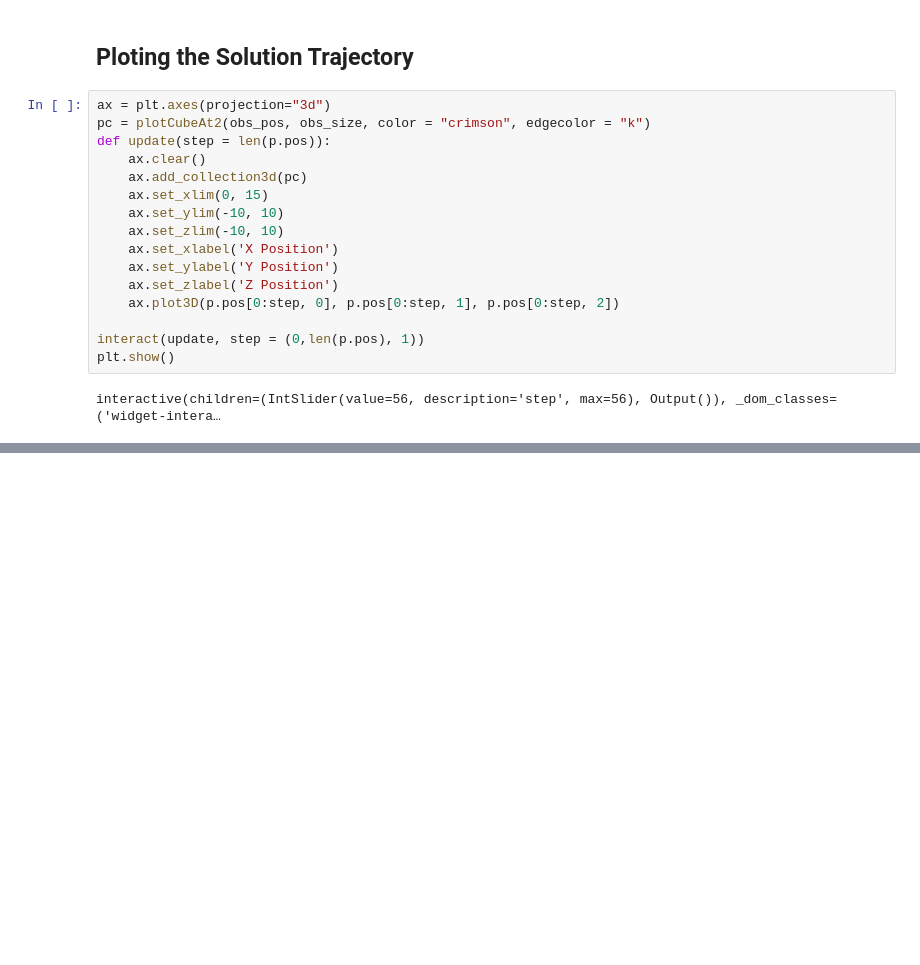
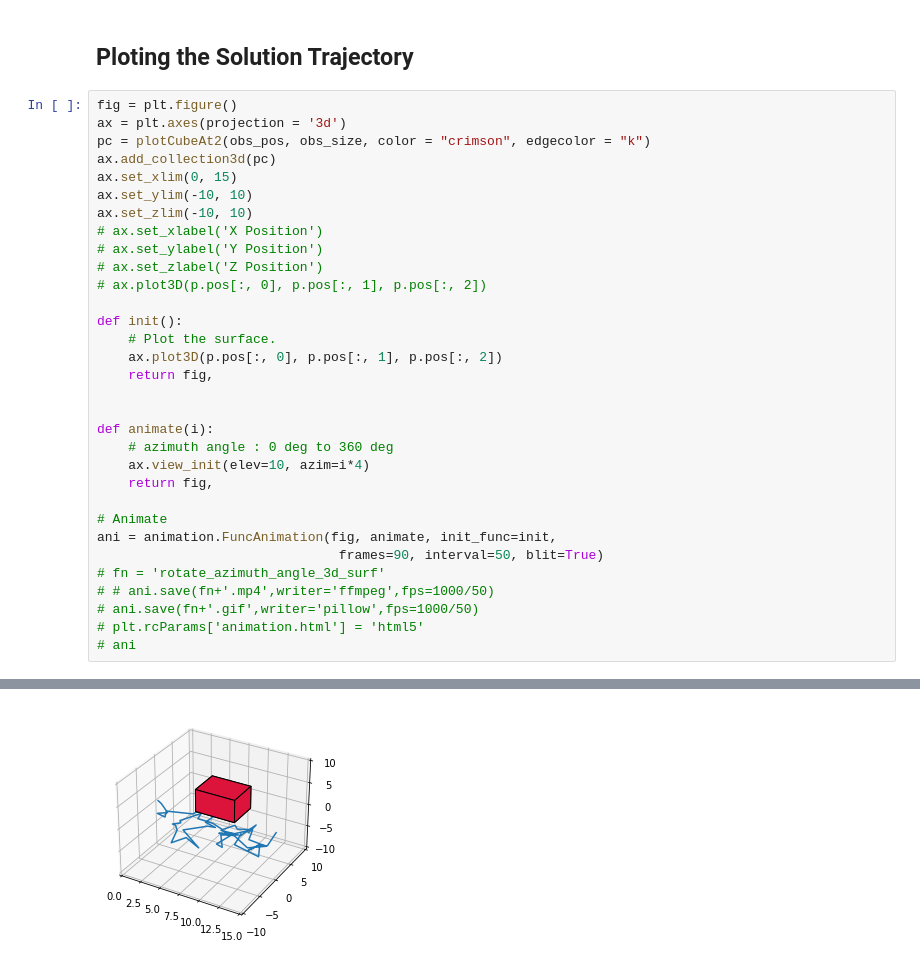
Before and after one commit to coma6440/ASEN-5519-Final-Project, a Jupyter notebook: visualization/plotting.ipynb, the cells around one changed output, grey strips where cells are left out. Saved outputs shown, nothing was run; the diff lists cells and outputs as text; blank space fills up the shorter version.

```diff
--- a/visualization/plotting.ipynb
+++ b/visualization/plotting.ipynb
@@ -49,20 +49,35 @@ p = SolutionPath("../solution.txt")
 # %% [markdown]
 ## Ploting the Solution Trajectory
 # %%
-ax = plt.axes(projection="3d")
+fig = plt.figure()
+ax = plt.axes(projection = '3d')
 pc = plotCubeAt2(obs_pos, obs_size, color = "crimson", edgecolor = "k")
-def update(step = len(p.pos)):
-    ax.clear()
-    ax.add_collection3d(pc)
-    ax.set_xlim(0, 15)
-    ax.set_ylim(-10, 10)
-    ax.set_zlim(-10, 10)
-    ax.set_xlabel('X Position')
-    ax.set_ylabel('Y Position')
-    ax.set_zlabel('Z Position')
-    ax.plot3D(p.pos[0:step, 0], p.pos[0:step, 1], p.pos[0:step, 2])
+ax.add_collection3d(pc)
+ax.set_xlim(0, 15)
+ax.set_ylim(-10, 10)
+ax.set_zlim(-10, 10)
+# ax.set_xlabel('X Position')
+# ax.set_ylabel('Y Position')
+# ax.set_zlabel('Z Position')
+# ax.plot3D(p.pos[:, 0], p.pos[:, 1], p.pos[:, 2])
 
-interact(update, step = (0,len(p.pos), 1))
-plt.show()
+def init():
+    # Plot the surface.
+    ax.plot3D(p.pos[:, 0], p.pos[:, 1], p.pos[:, 2])
+    return fig,
+
+
+def animate(i):
+    # azimuth angle : 0 deg to 360 deg
+    ax.view_init(elev=10, azim=i*4)
+    return fig,
+
+# Animate
+ani = animation.FuncAnimation(fig, animate, init_func=init,
+                               frames=90, interval=50, blit=True)
+# fn = 'rotate_azimuth_angle_3d_surf'
+# # ani.save(fn+'.mp4',writer='ffmpeg',fps=1000/50)
+# ani.save(fn+'.gif',writer='pillow',fps=1000/50)
+# plt.rcParams['animation.html'] = 'html5'
+# ani
 # %% [output]
-interactive(children=(IntSlider(value=56, description='step', max=56), Output()), _dom_classes=('widget-intera…
@@ -69,0 +84 @@ interactive(children=(IntSlider(value=56, description='step', max=56), Output())
+[figure, added]
```
Also changed, not shown: parts of 5 cells of this notebook, 1 other file.
